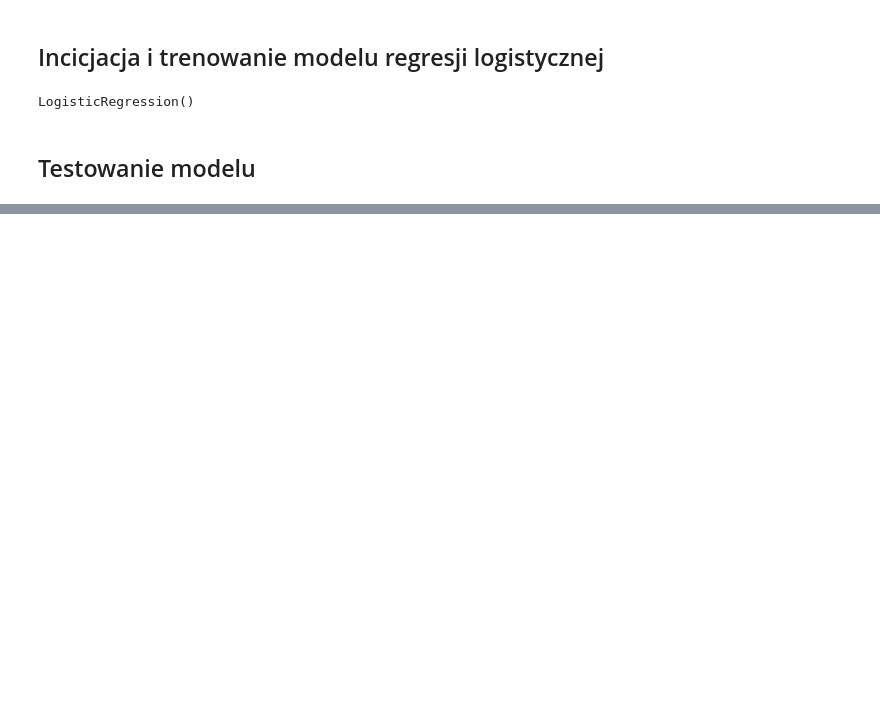
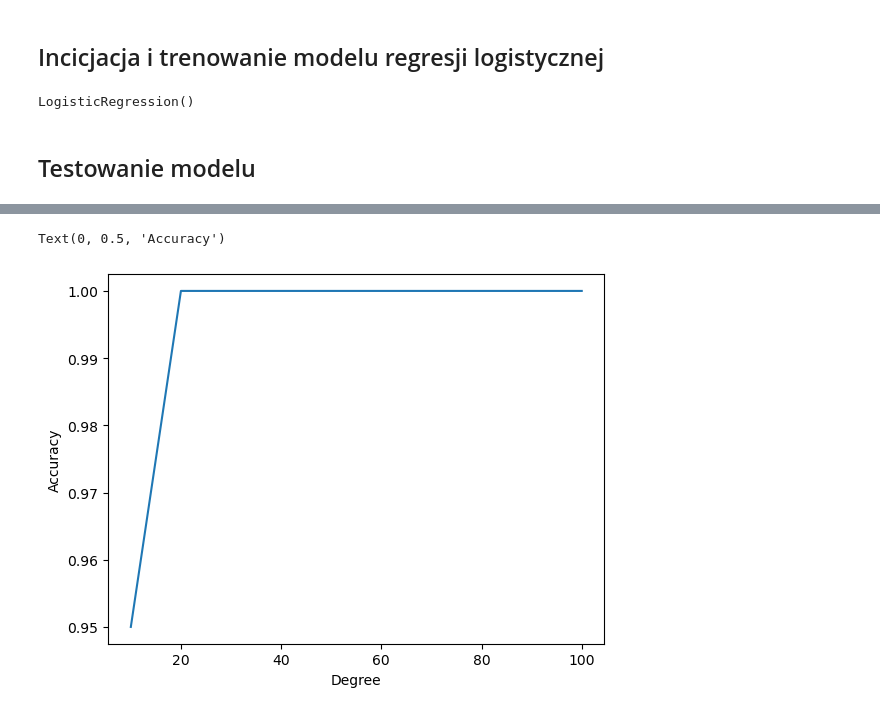
Before and after one commit to ImperTator644/kwd, a Jupyter notebook: projekt/kaczynski_blicharz.ipynb, the cells around one changed output, grey strips where cells are left out. Cells and saved outputs as stored; diff of their text form; code cells hidden in the pictures; blank space fills up the shorter version.

```diff
--- a/projekt/kaczynski_blicharz.ipynb
+++ b/projekt/kaczynski_blicharz.ipynb
@@ -185,0 +311,7 @@ print(confusion_matrix(parkinson_test.target, parkinson_logistic.predict(parkins
+# %%
+plt.plot(numbers,accuracy_scores)
+plt.xlabel("Degree")
+plt.ylabel("Accuracy")
+# %% [output]
+Text(0, 0.5, 'Accuracy')
+[figure, added]
```
Also changed, not shown: parts of 30 cells of this notebook, 3 other files.
